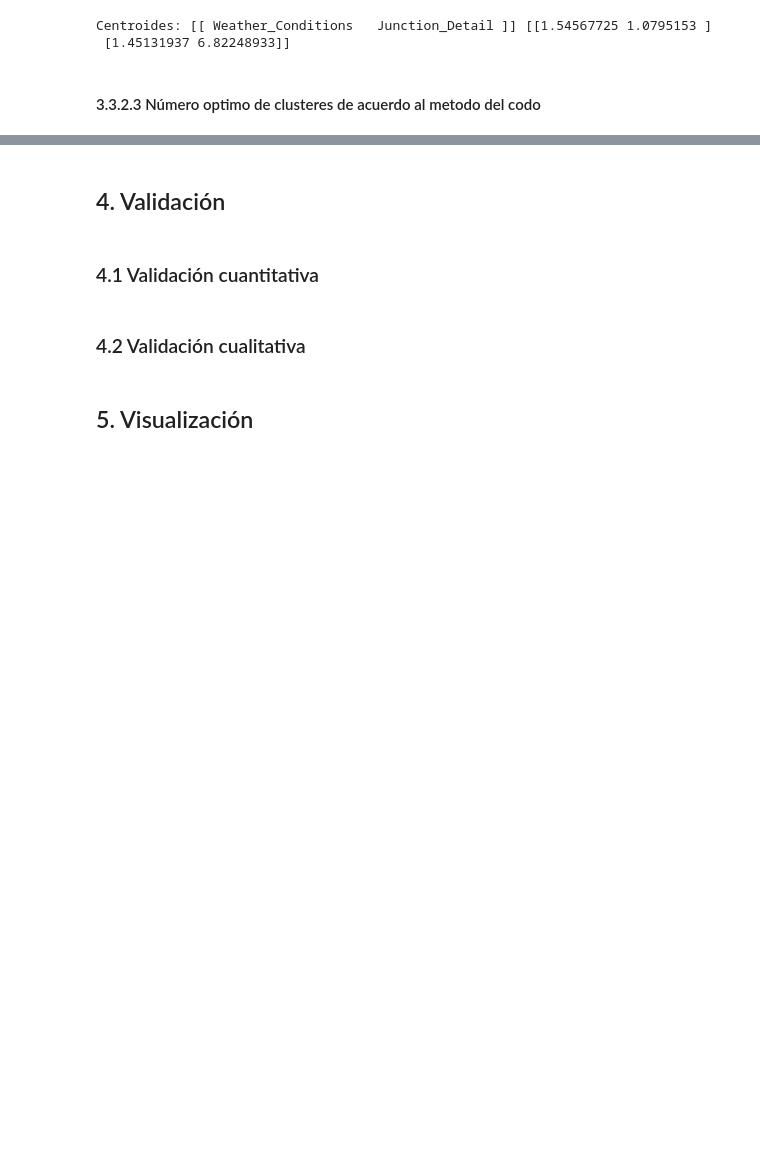
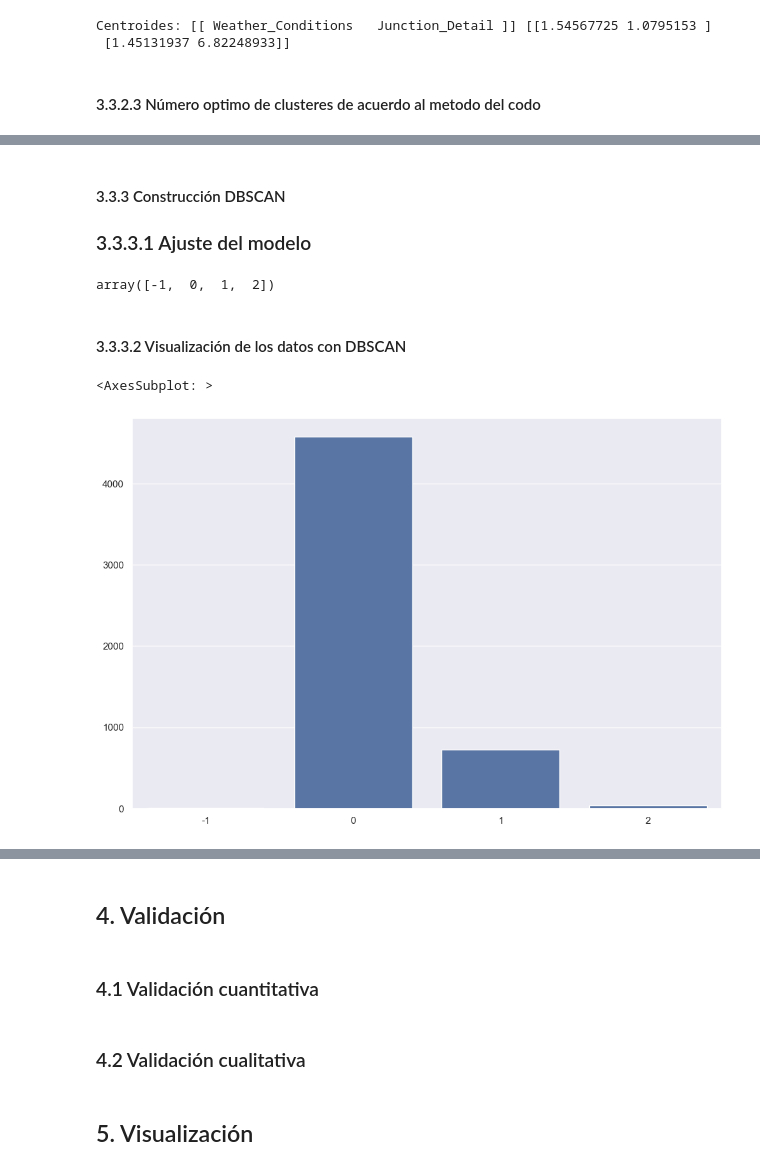
Before and after one commit to jjosorioc/ISIS3301-lab01-clustering, a Jupyter notebook: lab1.ipynb, the cells around one changed output, grey strips where cells are left out. Cells and saved outputs as stored; diff of their text form; code cells hidden in the pictures; blank space fills up the shorter version.

Commit message:
DBSCAN

```diff
--- a/lab1.ipynb
+++ b/lab1.ipynb
@@ -457,0 +459,23 @@ plot_distortion(df_bicialpes[selected_cols],1,11)
+# %% [markdown]
+#### 3.3.3 Construcción DBSCAN
+### 3.3.3.1 Ajuste del modelo
+# %%
+#Se utilizará el valor 1 en el parametro epsilon para empezar y 5 en minPts.
+dbscan = DBSCAN(eps=1, min_samples=5)
+
+#dbscan.fit_predict(df_bicialpes.iloc[:,[6,11]].values)
+lbs = dbscan.fit_predict(cols_number)
+np.unique(lbs)
+# %% [output]
+array([-1,  0,  1,  2])
+# %% [markdown]
+#### 3.3.3.2 Visualización de los datos con DBSCAN
+# %%
+df_bicialpes['Cluster'] = lbs
+cluster_distrib = df_bicialpes['Cluster'].value_counts()
+
+fig = plt.figure(figsize=(12, 8))
+sns.barplot(x = cluster_distrib.index, y = cluster_distrib.values, color='b')
+# %% [output]
+<AxesSubplot: >
+[figure, added]
```
Also changed, not shown: parts of 9 cells of this notebook.
